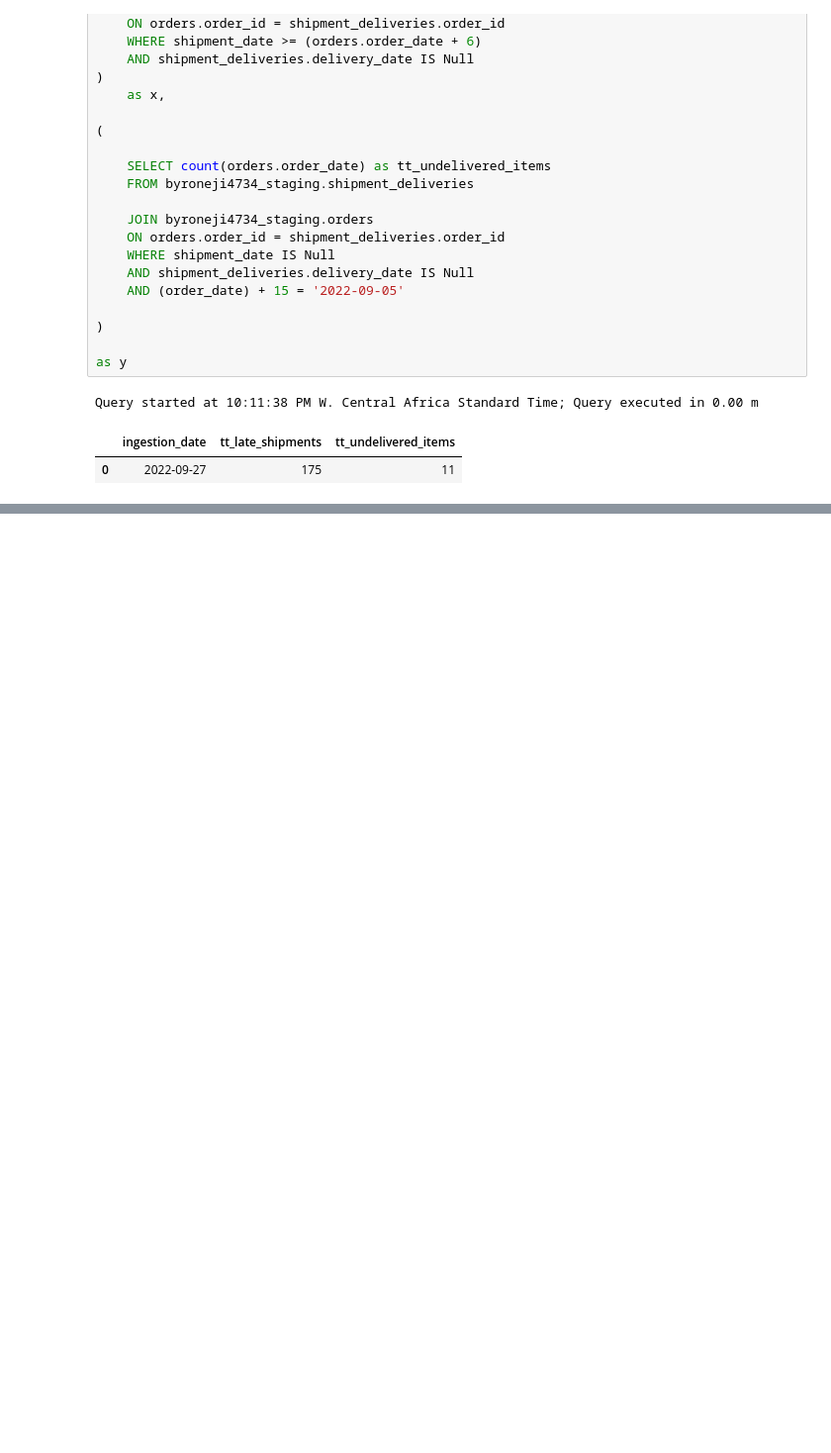
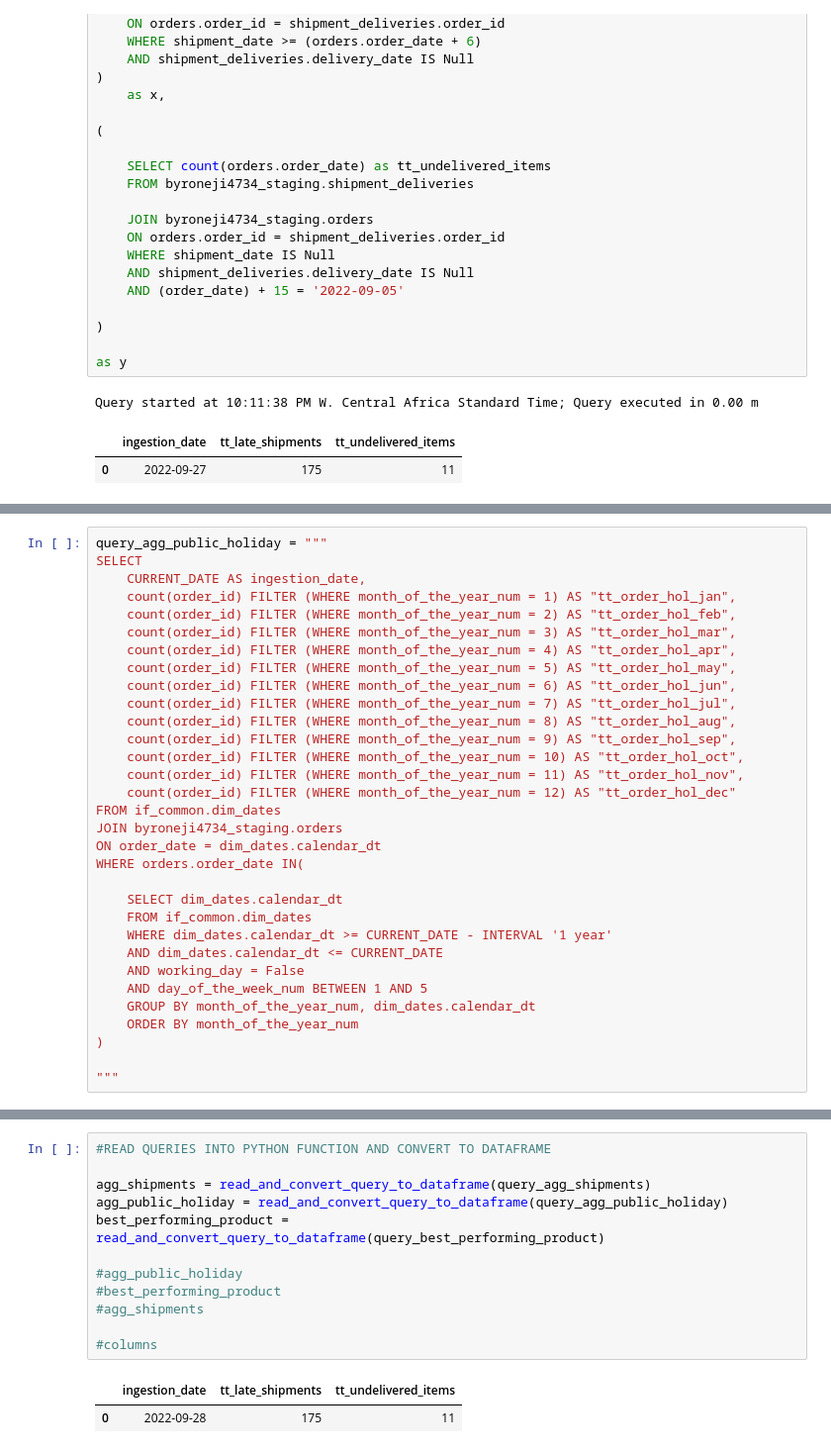
Before and after one commit to lordbnn/ETL-for-retail-business, a Jupyter notebook: byroneji4734_data2bots.ipynb, the cells around one changed output, grey strips where cells are left out. Shown at 99% size. Drawn from its saved outputs; the diff is of its cells as text; blank space fills up the shorter version.

Commit message:
read SQL function

```diff
--- a/byroneji4734_data2bots.ipynb
+++ b/byroneji4734_data2bots.ipynb
@@ -412,0 +455,32 @@ Query started at 03:08:47 AM W. Central Africa Standard Time; Query executed in
+# %%
+query_agg_public_holiday = """
+SELECT
+    CURRENT_DATE AS ingestion_date,
+    count(order_id) FILTER (WHERE month_of_the_year_num = 1) AS "tt_order_hol_jan",
+    count(order_id) FILTER (WHERE month_of_the_year_num = 2) AS "tt_order_hol_feb",
+    count(order_id) FILTER (WHERE month_of_the_year_num = 3) AS "tt_order_hol_mar",
+    count(order_id) FILTER (WHERE month_of_the_year_num = 4) AS "tt_order_hol_apr",
+    count(order_id) FILTER (WHERE month_of_the_year_num = 5) AS "tt_order_hol_may",
+    count(order_id) FILTER (WHERE month_of_the_year_num = 6) AS "tt_order_hol_jun",
+    count(order_id) FILTER (WHERE month_of_the_year_num = 7) AS "tt_order_hol_jul",
+    count(order_id) FILTER (WHERE month_of_the_year_num = 8) AS "tt_order_hol_aug",
+    count(order_id) FILTER (WHERE month_of_the_year_num = 9) AS "tt_order_hol_sep",
+    count(order_id) FILTER (WHERE month_of_the_year_num = 10) AS "tt_order_hol_oct",
+    count(order_id) FILTER (WHERE month_of_the_year_num = 11) AS "tt_order_hol_nov",
+    count(order_id) FILTER (WHERE month_of_the_year_num = 12) AS "tt_order_hol_dec"
+FROM if_common.dim_dates
+JOIN byroneji4734_staging.orders
+ON order_date = dim_dates.calendar_dt
+WHERE orders.order_date IN(
+
+    SELECT dim_dates.calendar_dt
+    FROM if_common.dim_dates
+    WHERE dim_dates.calendar_dt >= CURRENT_DATE - INTERVAL '1 year'
+    AND dim_dates.calendar_dt <= CURRENT_DATE
+    AND working_day = False
+    AND day_of_the_week_num BETWEEN 1 AND 5
+    GROUP BY month_of_the_year_num, dim_dates.calendar_dt
+    ORDER BY month_of_the_year_num
+)
+
+"""
@@ -412,0 +667,15 @@ Query started at 03:08:47 AM W. Central Africa Standard Time; Query executed in
+# %%
+#READ QUERIES INTO PYTHON FUNCTION AND CONVERT TO DATAFRAME
+
+agg_shipments = read_and_convert_query_to_dataframe(query_agg_shipments)
+agg_public_holiday = read_and_convert_query_to_dataframe(query_agg_public_holiday)
+best_performing_product = read_and_convert_query_to_dataframe(query_best_performing_product)
+
+#agg_public_holiday
+#best_performing_product
+#agg_shipments
+
+#columns
+# %% [output]
+|  | ingestion_date | tt_late_shipments | tt_undelivered_items |
+| 0 | 2022-09-28 | 175 | 11 |
```
Also changed, not shown: parts of 10 cells of this notebook.
